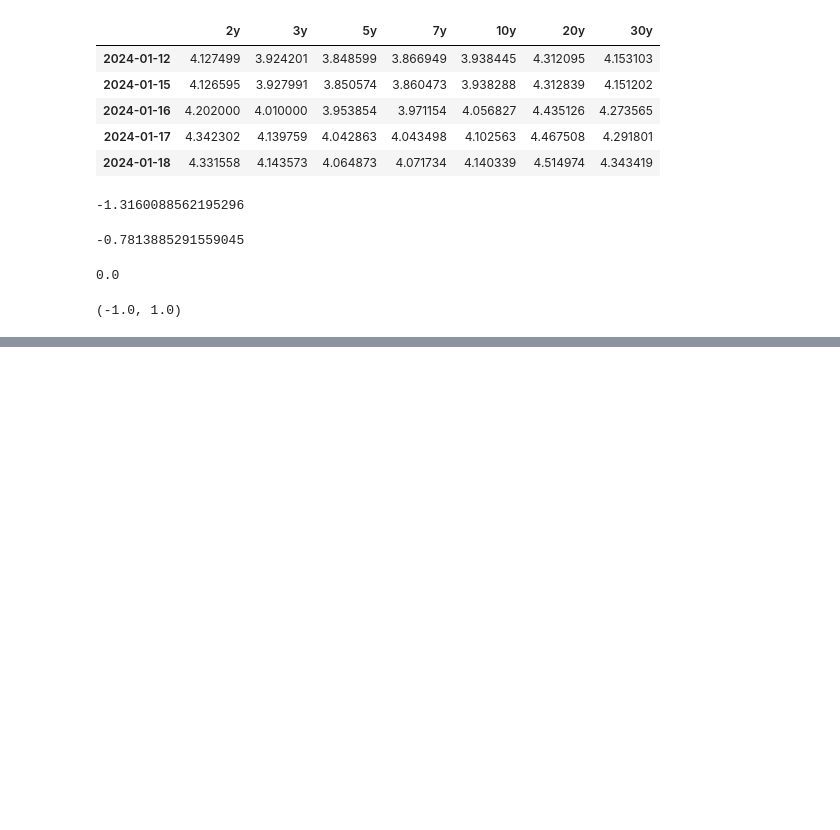
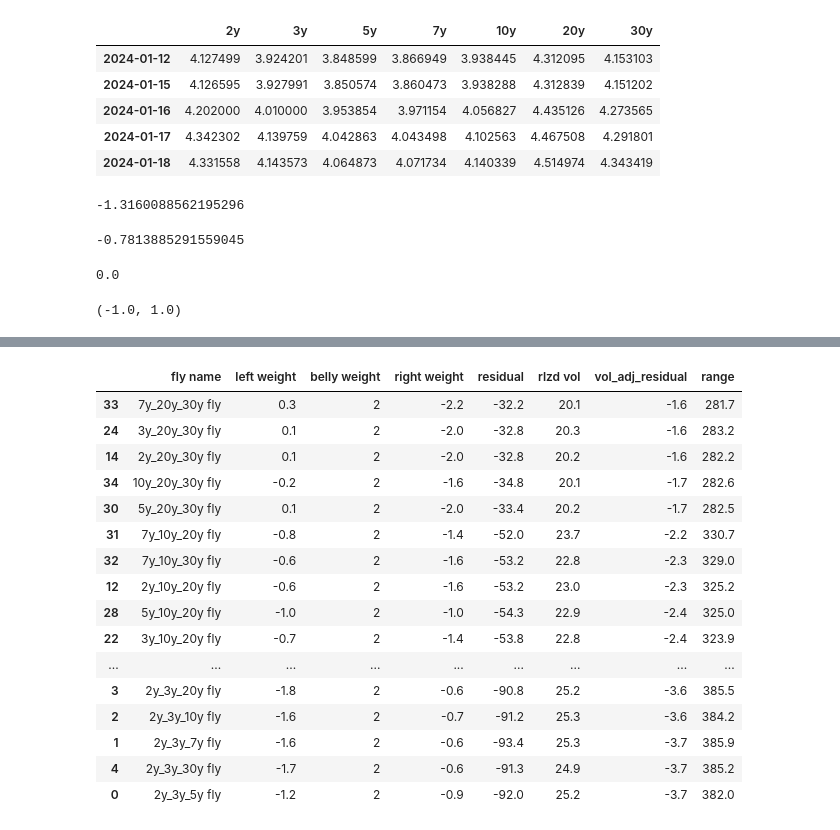
Before and after one commit to haohaom1/butterfly-rv, a Jupyter notebook: regression analysis.ipynb, the cells around one changed output, grey strips where cells are left out. Cells and saved outputs as stored; diff of their text form; code cells hidden in the pictures; blank space fills up the shorter version.

Commit message:
added html elements and summary table

```diff
--- a/regression analysis.ipynb
+++ b/regression analysis.ipynb
@@ -240,3 +240,43 @@ a, b = np.array([-1.,  1.])
 a, b
 # %% [output]
 (-1.0, 1.0)
+# %%
+def find_most_attractive_flies(my_df, method='duration', rich=True, num=3):
+    benchmark_points = my_df.columns
+    if len(benchmark_points) < 3: return # need to have at least 4 points
+
+    my_results = []
+    all_flies = combinations(benchmark_points, 3)
+    for left, belly, right in all_flies:
+        w1, w2 = get_duration_neutral_butterfly(my_df, left, belly, right, method=method)
+        wtd_fly = get_wtd_butterfly(my_df, left, belly, right, left_weight=w1, right_weight=w2)
+        print(wtd_fly.iloc[-5:])
+        my_fly_name = '%s_%s_%s fly' % (left, belly, right)
+        # calculates various stats on the fly for display
+
+        fly_avg = wtd_fly.mean()
+        resid = wtd_fly[-1] - fly_avg
+        print(wtd_fly[-1], fly_avg)
+        rlzd_vol = wtd_fly.diff().dropna().std()
+        vol_adj_resid = resid / rlzd_vol
+        my_range = wtd_fly.max() - wtd_fly.min()
+
+        relevant_stats = {
+            'fly name': my_fly_name,
+            'left weight': w1,
+            'belly weight': 2,
+            'right weight': w2,
+            'residual': resid,
+            'rlzd vol': rlzd_vol,
+            'vol_adj_residual': vol_adj_resid,
+            'range': my_range
+        }
+        my_results.append(relevant_stats)
+        break
+    my_results = pd.DataFrame(my_results).round(1)
+    # richest fly want the most negative residuals
+    my_results = my_results.sort_values('vol_adj_residual', ascending=rich)
+    return my_results
+# %%
+a = find_most_attractive_flies(df, rich=False)
+a
@@ -242,0 +294,20 @@ a, b
+# %%
+a
+# %% [output]
+|  | fly name | left weight | belly weight | right weight | residual | rlzd vol | vol_adj_residual | range |
+| 33 | 7y_20y_30y fly | 0.3 | 2 | -2.2 | -32.2 | 20.1 | -1.6 | 281.7 |
+| 24 | 3y_20y_30y fly | 0.1 | 2 | -2.0 | -32.8 | 20.3 | -1.6 | 283.2 |
+| 14 | 2y_20y_30y fly | 0.1 | 2 | -2.0 | -32.8 | 20.2 | -1.6 | 282.2 |
+| 34 | 10y_20y_30y fly | -0.2 | 2 | -1.6 | -34.8 | 20.1 | -1.7 | 282.6 |
+| 30 | 5y_20y_30y fly | 0.1 | 2 | -2.0 | -33.4 | 20.2 | -1.7 | 282.5 |
+| 31 | 7y_10y_20y fly | -0.8 | 2 | -1.4 | -52.0 | 23.7 | -2.2 | 330.7 |
+| 32 | 7y_10y_30y fly | -0.6 | 2 | -1.6 | -53.2 | 22.8 | -2.3 | 329.0 |
+| 12 | 2y_10y_20y fly | -0.6 | 2 | -1.6 | -53.2 | 23.0 | -2.3 | 325.2 |
+| 28 | 5y_10y_20y fly | -1.0 | 2 | -1.0 | -54.3 | 22.9 | -2.4 | 325.0 |
+| 22 | 3y_10y_20y fly | -0.7 | 2 | -1.4 | -53.8 | 22.8 | -2.4 | 323.9 |
+| ... | ... | ... | ... | ... | ... | ... | ... | ... |
+| 3 | 2y_3y_20y fly | -1.8 | 2 | -0.6 | -90.8 | 25.2 | -3.6 | 385.5 |
+| 2 | 2y_3y_10y fly | -1.6 | 2 | -0.7 | -91.2 | 25.3 | -3.6 | 384.2 |
+| 1 | 2y_3y_7y fly | -1.6 | 2 | -0.6 | -93.4 | 25.3 | -3.7 | 385.9 |
+| 4 | 2y_3y_30y fly | -1.7 | 2 | -0.6 | -91.3 | 24.9 | -3.7 | 385.2 |
+| 0 | 2y_3y_5y fly | -1.2 | 2 | -0.9 | -92.0 | 25.2 | -3.7 | 382.0 |
```
Also changed, not shown: parts of 3 cells of this notebook, 1 other file.
